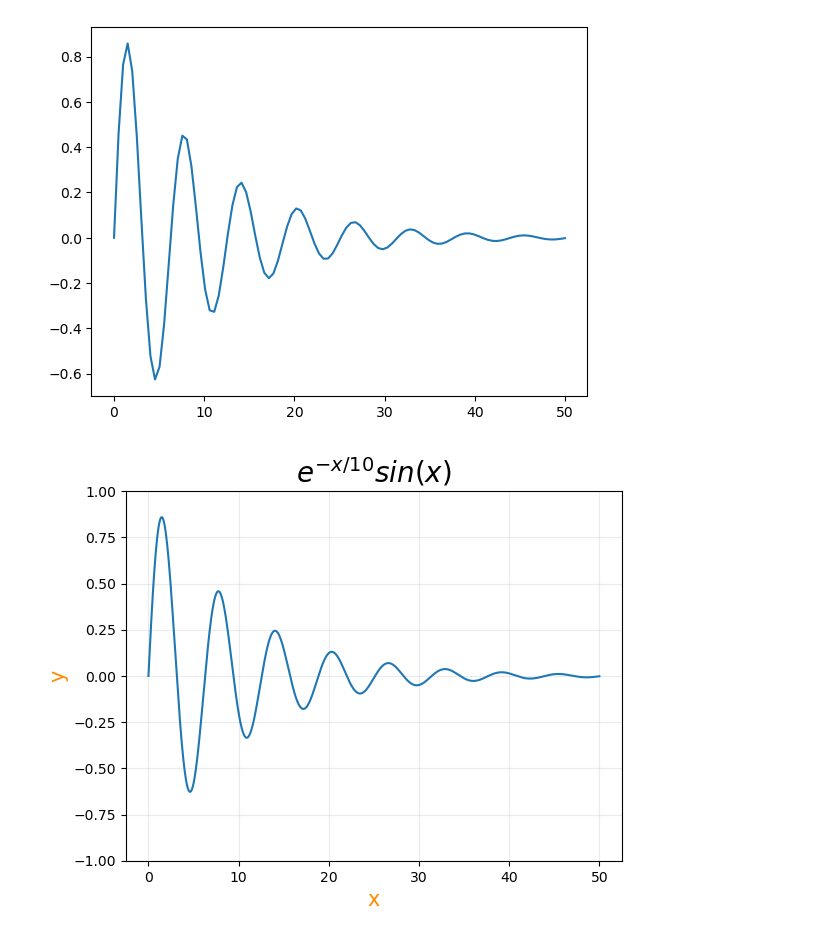
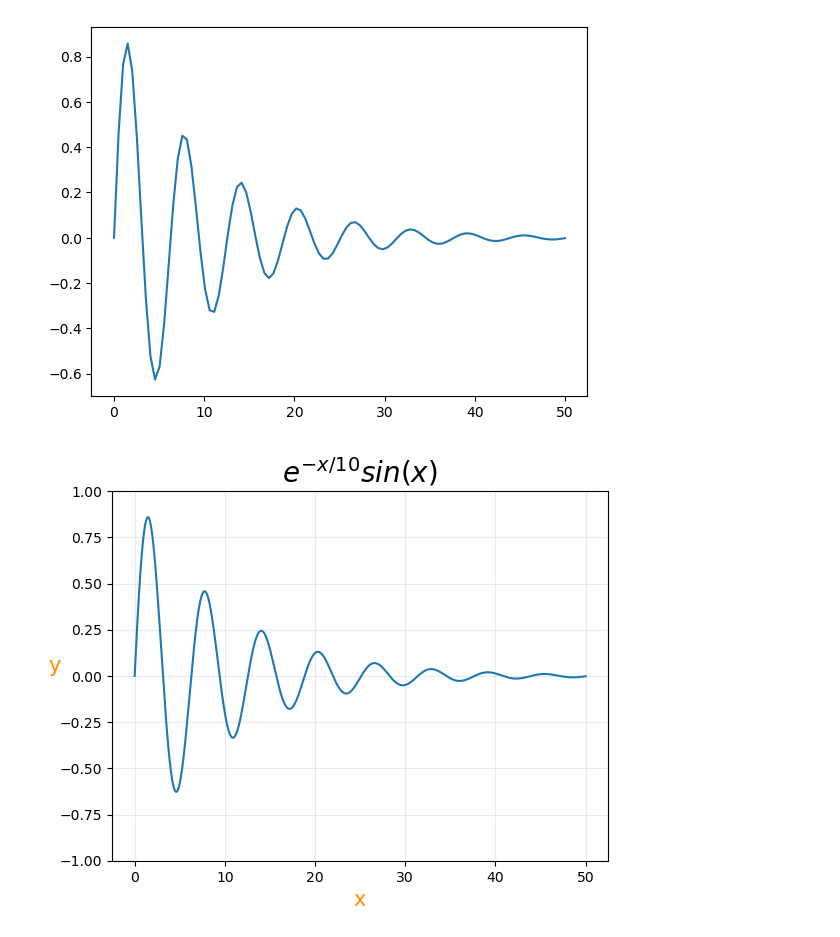
Before and after one commit to SPS-SP2273/learning-portfolio-2024-aug-frostdescent1024, a Jupyter notebook: 7.2_plotting__exercises/plotting_(need)_exercises.ipynb, the cells around one changed output. Saved outputs shown, nothing was run; the diff lists cells and outputs as text; code cells hidden in the pictures.

Commit message:
READY FOR REVIEW plotting_need_exercise
updated

```diff
--- a/7.2_plotting__exercises/plotting_(need)_exercises.ipynb
+++ b/7.2_plotting__exercises/plotting_(need)_exercises.ipynb
@@ -39,13 +39,13 @@ plt.show()
 # %%
 #2
 x = np.linspace(0, 50, 1000)
 y = np.exp(-x/10)*np.sin(x)
 plt.plot(x, y)
 plt.xlabel('x', fontsize=15, color='darkorange')
-plt.ylabel('y', fontsize=15, color='darkorange', rotation=90)
+plt.ylabel('y', fontsize=15, color='darkorange', rotation=0)
 plt.grid(alpha=.25)
 plt.title('$e^{-x/10}sin(x)$', fontsize=20)
 plt.ylim([-1, 1])
 plt.show()
 # %% [output]
-[figure, old version]
+[figure, new version]
```
